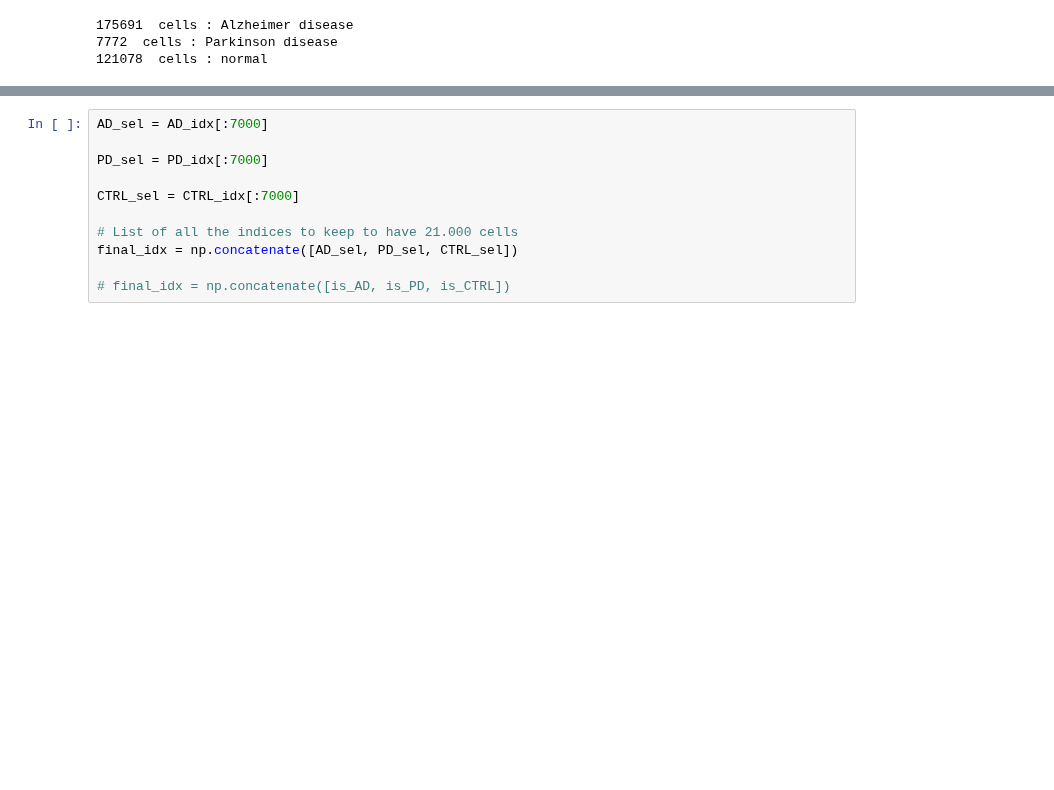
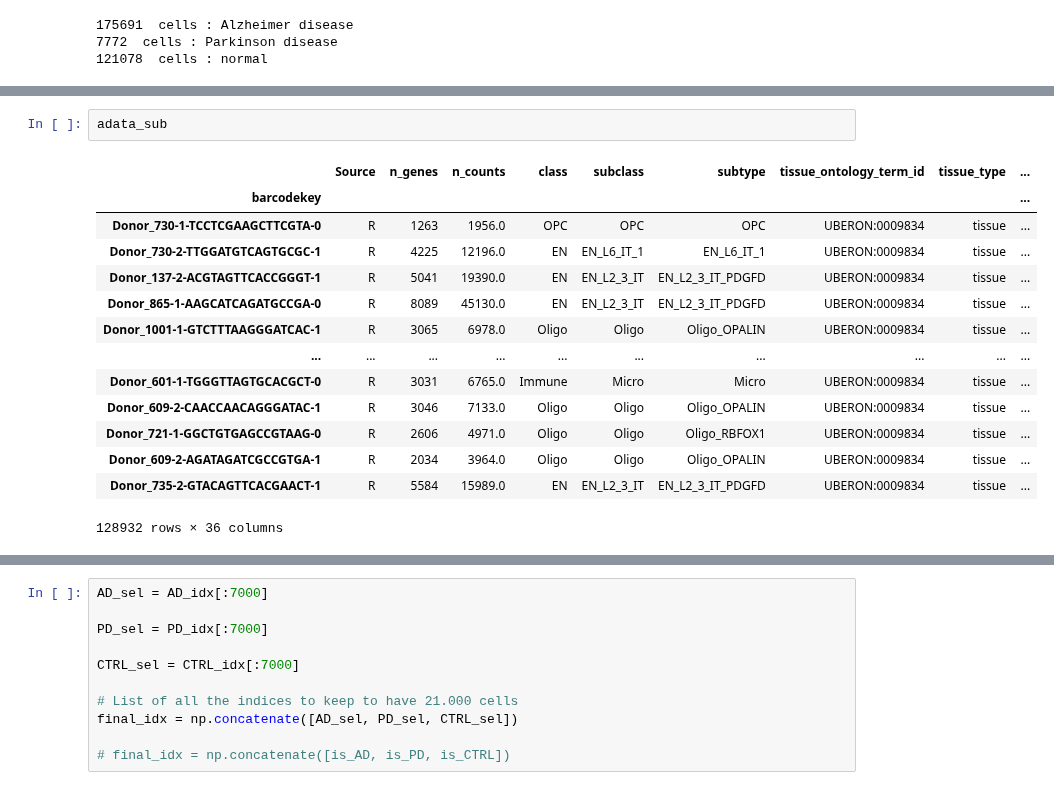
Before and after one commit to elodiehusson/transcriptomics-code, a Jupyter notebook: reduction of dataset.ipynb, the cells around one changed output, grey strips where cells are left out. Cells and saved outputs as stored; diff of their text form; blank space fills up the shorter version.

```diff
--- a/reduction of dataset.ipynb
+++ b/reduction of dataset.ipynb
@@ -329,0 +346,17 @@ KeyboardInterrupt:
+# %%
+adata_sub
+# %% [output]
+|  | Source | n_genes | n_counts | class | subclass | subtype | tissue_ontology_term_id | tissue_type | ... |
+| barcodekey |  |  |  |  |  |  |  |  | ... |
+| Donor_730-1-TCCTCGAAGCTTCGTA-0 | R | 1263 | 1956.0 | OPC | OPC | OPC | UBERON:0009834 | tissue | ... |
+| Donor_730-2-TTGGATGTCAGTGCGC-1 | R | 4225 | 12196.0 | EN | EN_L6_IT_1 | EN_L6_IT_1 | UBERON:0009834 | tissue | ... |
+| Donor_137-2-ACGTAGTTCACCGGGT-1 | R | 5041 | 19390.0 | EN | EN_L2_3_IT | EN_L2_3_IT_PDGFD | UBERON:0009834 | tissue | ... |
+| Donor_865-1-AAGCATCAGATGCCGA-0 | R | 8089 | 45130.0 | EN | EN_L2_3_IT | EN_L2_3_IT_PDGFD | UBERON:0009834 | tissue | ... |
+| Donor_1001-1-GTCTTTAAGGGATCAC-1 | R | 3065 | 6978.0 | Oligo | Oligo | Oligo_OPALIN | UBERON:0009834 | tissue | ... |
+| ... | ... | ... | ... | ... | ... | ... | ... | ... | ... |
+| Donor_601-1-TGGGTTAGTGCACGCT-0 | R | 3031 | 6765.0 | Immune | Micro | Micro | UBERON:0009834 | tissue | ... |
+| Donor_609-2-CAACCAACAGGGATAC-1 | R | 3046 | 7133.0 | Oligo | Oligo | Oligo_OPALIN | UBERON:0009834 | tissue | ... |
+| Donor_721-1-GGCTGTGAGCCGTAAG-0 | R | 2606 | 4971.0 | Oligo | Oligo | Oligo_RBFOX1 | UBERON:0009834 | tissue | ... |
+| Donor_609-2-AGATAGATCGCCGTGA-1 | R | 2034 | 3964.0 | Oligo | Oligo | Oligo_OPALIN | UBERON:0009834 | tissue | ... |
+| Donor_735-2-GTACAGTTCACGAACT-1 | R | 5584 | 15989.0 | EN | EN_L2_3_IT | EN_L2_3_IT_PDGFD | UBERON:0009834 | tissue | ... |
+128932 rows × 36 columns
```
Also changed, not shown: parts of 7 cells of this notebook.
